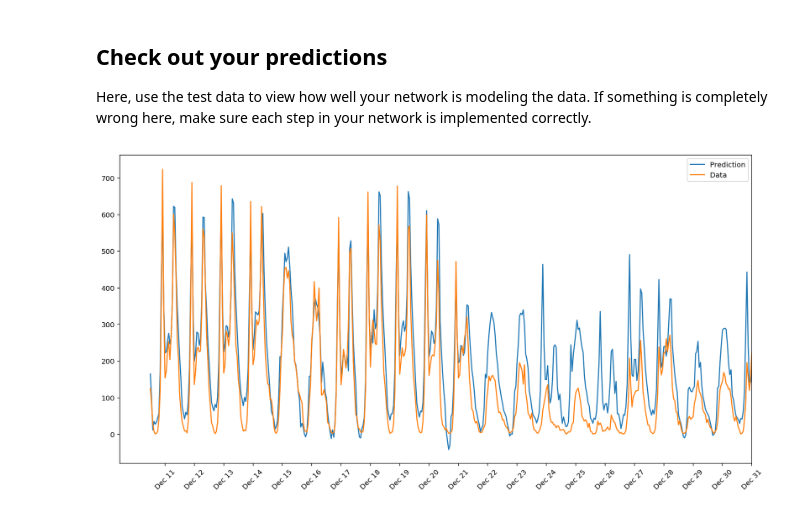
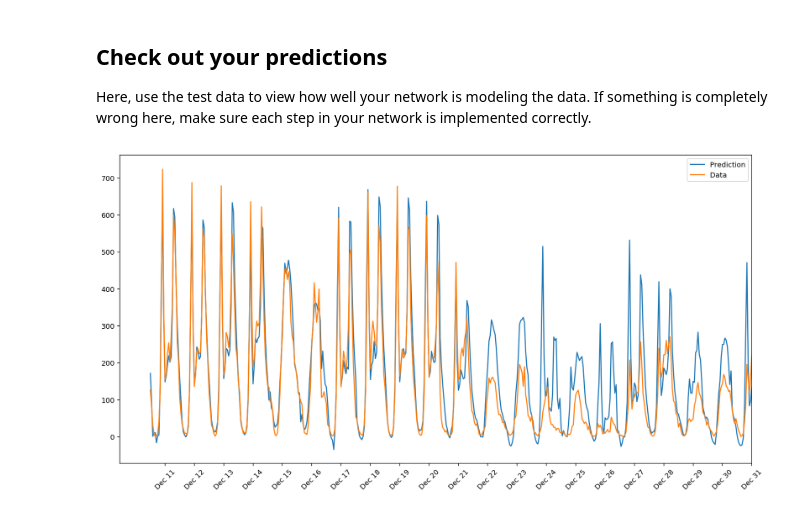
Before and after one commit to elsclarysse/dlnd-neural-net, a Jupyter notebook: DLND Your first neural network.ipynb, the cells around one changed output. Cells and saved outputs as stored; diff of their text form; code cells hidden in the pictures.

```diff
--- a/DLND Your first neural network.ipynb
+++ b/DLND Your first neural network.ipynb
@@ -360,0 +535,3 @@ _ = plt.ylim()
+# %%
+test_params = {'iterations':[5315],'learning_rate':[0.6],'hidden_nodes':[25]}
+final_model, losses, grid4 = gridsearch(test_params)
@@ -365,19 +544,19 @@ Here, use the test data to view how well your network is modeling the data. If s
 # %%
 fig, ax = plt.subplots(figsize=(16,8))
 
 mean, std = scaled_features['cnt']
-predictions = network.run(test_features).T*std + mean
+predictions = final_model.run(test_features).T*std + mean
 ax.plot(predictions[0], label='Prediction')
 ax.plot((test_targets['cnt']*std + mean).values, label='Data')
 ax.set_xlim(right=len(predictions))
 ax.legend()
 
 dates = pd.to_datetime(rides.ix[test_data.index]['dteday'])
 dates = dates.apply(lambda d: d.strftime('%b %d'))
 ax.set_xticks(np.arange(len(dates))[12::24])
 _ = ax.set_xticklabels(dates[12::24], rotation=45)
 # %% [output]
-[figure, old version]
+[figure, new version]
 # %% [markdown]
 ## OPTIONAL: Thinking about your results(this question will not be evaluated in the rubric).
 
```
Also changed, not shown: parts of 21 cells of this notebook, 2 other files.
